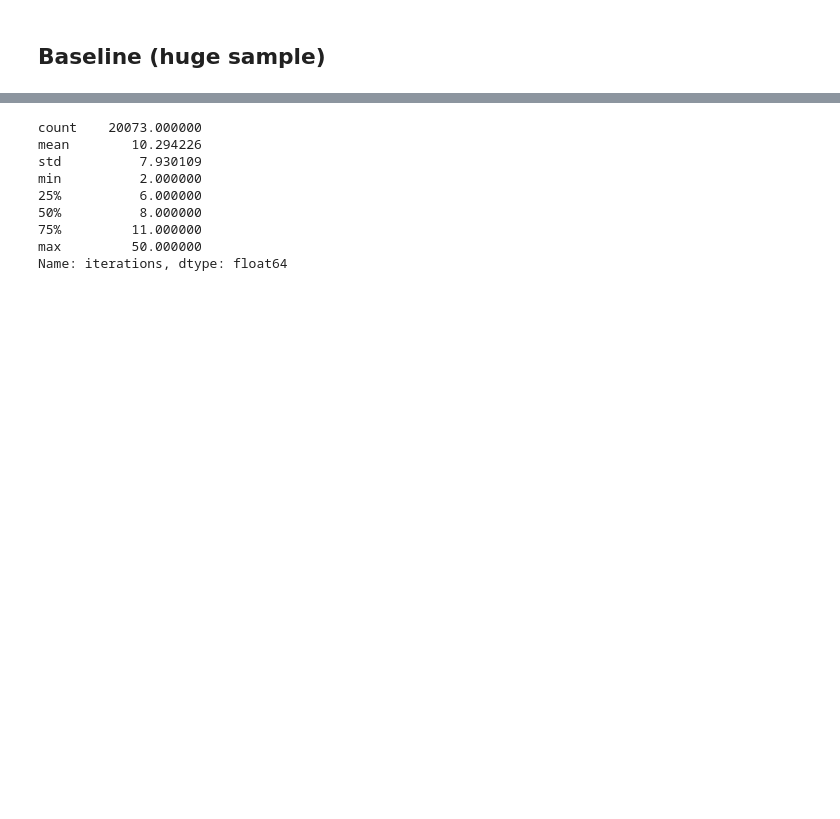
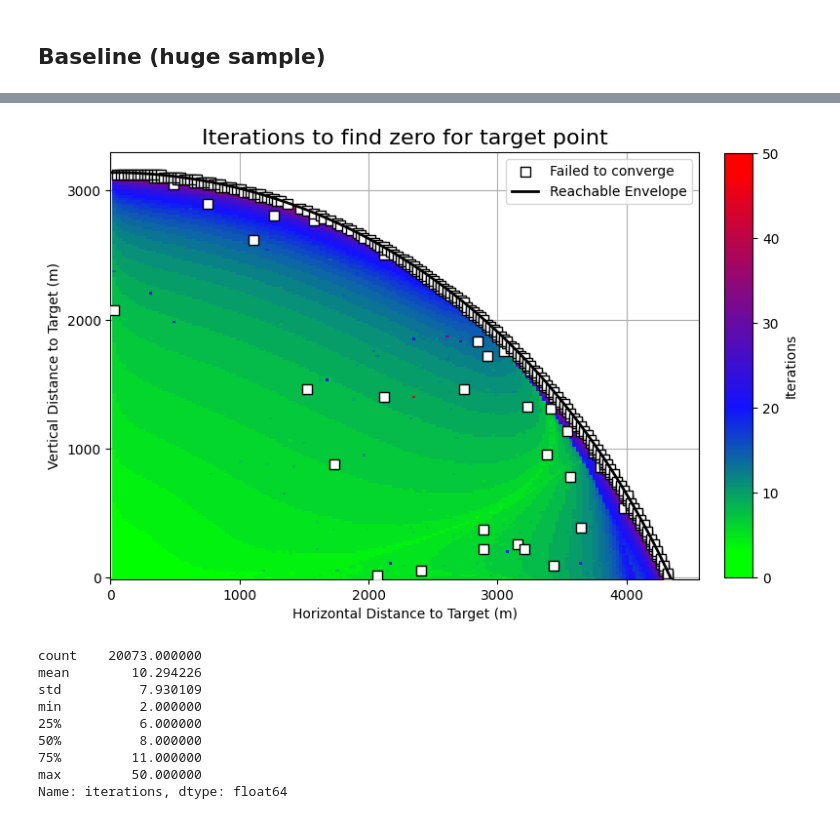
Before and after one commit to o-murphy/py-ballisticcalc, a Jupyter notebook: examples/ZeroStudy.ipynb, the cells around one changed output, grey strips where cells are left out. Drawn from its saved outputs; the diff is of its cells as text; code cells hidden in the pictures; blank space fills up the shorter version.

```diff
--- a/examples/ZeroStudy.ipynb
+++ b/examples/ZeroStudy.ipynb
@@ -487,6 +536,7 @@ baseline_huge_df.to_csv('ZeroHugeBaseline.csv')
 # %%
-p = plot_test_results(baseline_huge_df, envelope_df)
-p.write_html('ZeroBaselineHugeChart.html')
+plot_samples(baseline_huge_df, filename='ZeroBaseline')
+# %% [output]
+[figure, added]
 # %%
 baseline_huge_df['iterations'].describe()
 # %% [output]
```
Also changed, not shown: parts of 49 cells of this notebook.
